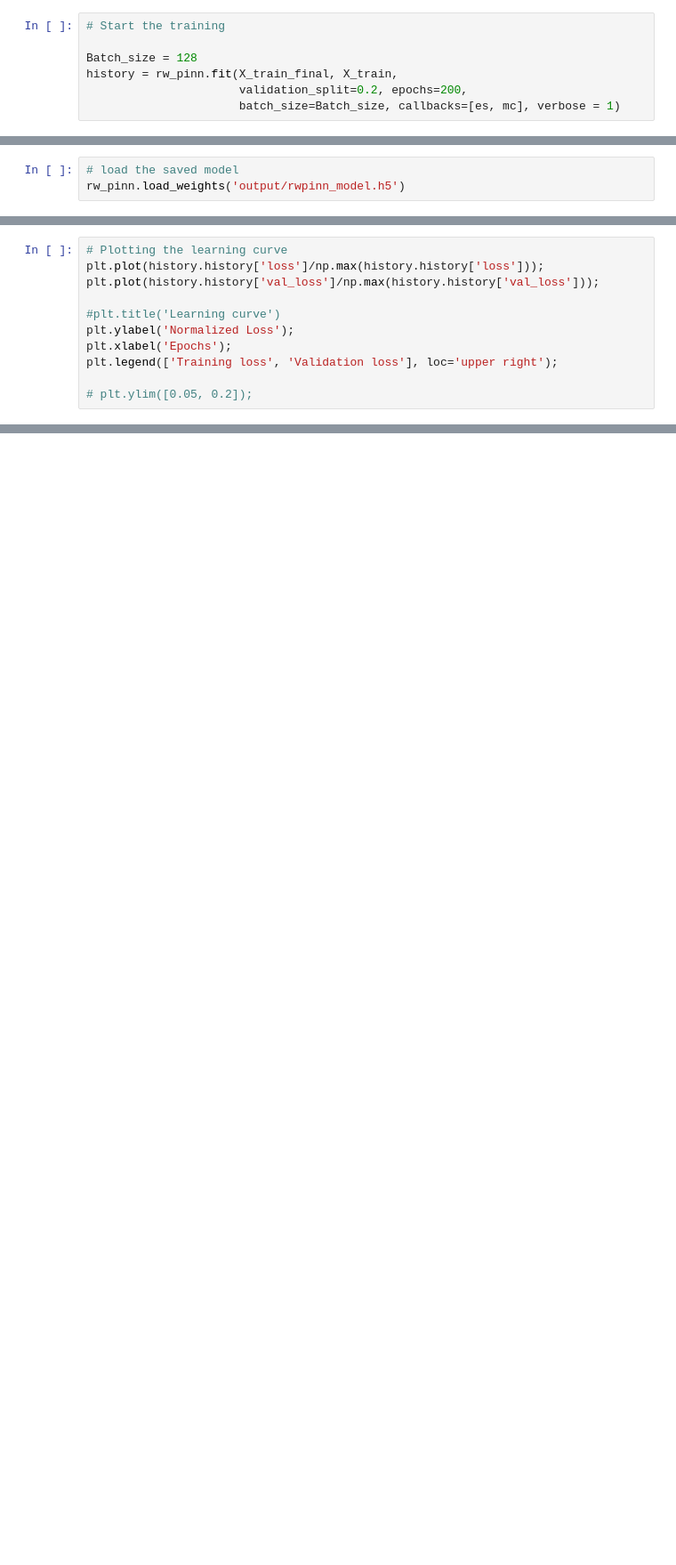
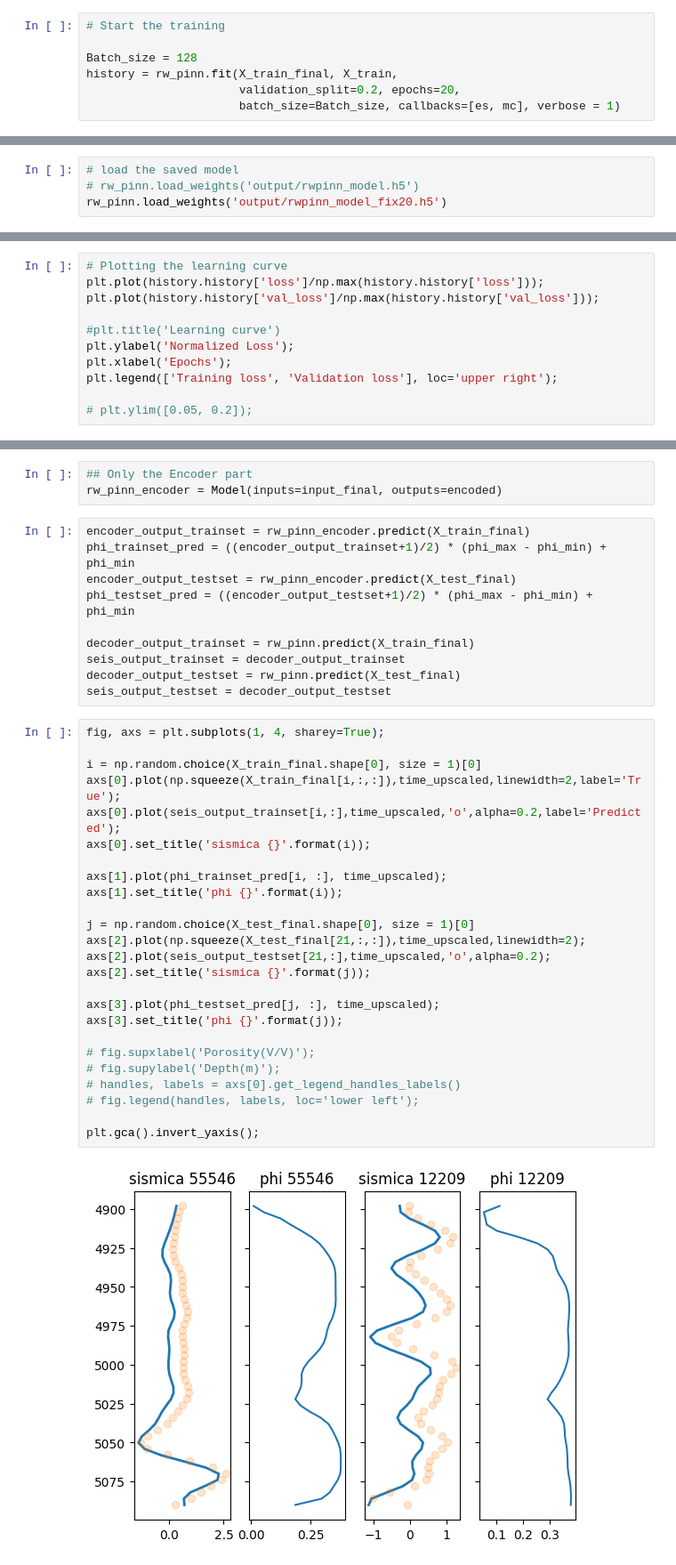
Before and after one commit to cljosegfer/vashisth2022direct, a Jupyter notebook: notebooks/reproducao_week8.ipynb, the cells around one changed output, grey strips where cells are left out. Shown at 89% size. Drawn from its saved outputs; the diff is of its cells as text; blank space fills up the shorter version.

Commit message:
first final pinn experiment

```diff
--- a/notebooks/reproducao_week8.ipynb
+++ b/notebooks/reproducao_week8.ipynb
@@ -521,5 +610,5 @@ mc = ModelCheckpoint('output/rwpinn_model.h5', monitor='val_loss', mode='min', v
 
 Batch_size = 128
 history = rw_pinn.fit(X_train_final, X_train,
-                      validation_split=0.2, epochs=200,
+                      validation_split=0.2, epochs=20,
                       batch_size=Batch_size, callbacks=[es, mc], verbose = 1)
@@ -527,4 +635,5 @@ history = rw_pinn.fit(X_train_final, X_train,
 # eval
 # %%
 # load the saved model
-rw_pinn.load_weights('output/rwpinn_model.h5')
+# rw_pinn.load_weights('output/rwpinn_model.h5')
+rw_pinn.load_weights('output/rwpinn_model_fix20.h5')
@@ -549 +662,41 @@ plt.legend(['Training loss', 'Validation loss'], loc='upper right');
+# %%
+## Only the Encoder part
+rw_pinn_encoder = Model(inputs=input_final, outputs=encoded)
+# %%
+encoder_output_trainset = rw_pinn_encoder.predict(X_train_final)
+phi_trainset_pred = ((encoder_output_trainset+1)/2) * (phi_max - phi_min) + phi_min
+encoder_output_testset = rw_pinn_encoder.predict(X_test_final)
+phi_testset_pred = ((encoder_output_testset+1)/2) * (phi_max - phi_min) + phi_min
+
+decoder_output_trainset = rw_pinn.predict(X_train_final)
+seis_output_trainset = decoder_output_trainset
+decoder_output_testset = rw_pinn.predict(X_test_final)
+seis_output_testset = decoder_output_testset
+# %%
+fig, axs = plt.subplots(1, 4, sharey=True);
+
+i = np.random.choice(X_train_final.shape[0], size = 1)[0]
+axs[0].plot(np.squeeze(X_train_final[i,:,:]),time_upscaled,linewidth=2,label='True');
+axs[0].plot(seis_output_trainset[i,:],time_upscaled,'o',alpha=0.2,label='Predicted');
+axs[0].set_title('sismica {}'.format(i));
+
+axs[1].plot(phi_trainset_pred[i, :], time_upscaled);
+axs[1].set_title('phi {}'.format(i));
+
+j = np.random.choice(X_test_final.shape[0], size = 1)[0]
+axs[2].plot(np.squeeze(X_test_final[21,:,:]),time_upscaled,linewidth=2);
+axs[2].plot(seis_output_testset[21,:],time_upscaled,'o',alpha=0.2);
+axs[2].set_title('sismica {}'.format(j));
+
+axs[3].plot(phi_testset_pred[j, :], time_upscaled);
+axs[3].set_title('phi {}'.format(j));
+
+# fig.supxlabel('Porosity(V/V)');
+# fig.supylabel('Depth(m)');
+# handles, labels = axs[0].get_legend_handles_labels()
+# fig.legend(handles, labels, loc='lower left');
+
+plt.gca().invert_yaxis();
+# %% [output]
+[figure, added]
 # %% [markdown]
```
Also changed, not shown: parts of 51 cells of this notebook.
